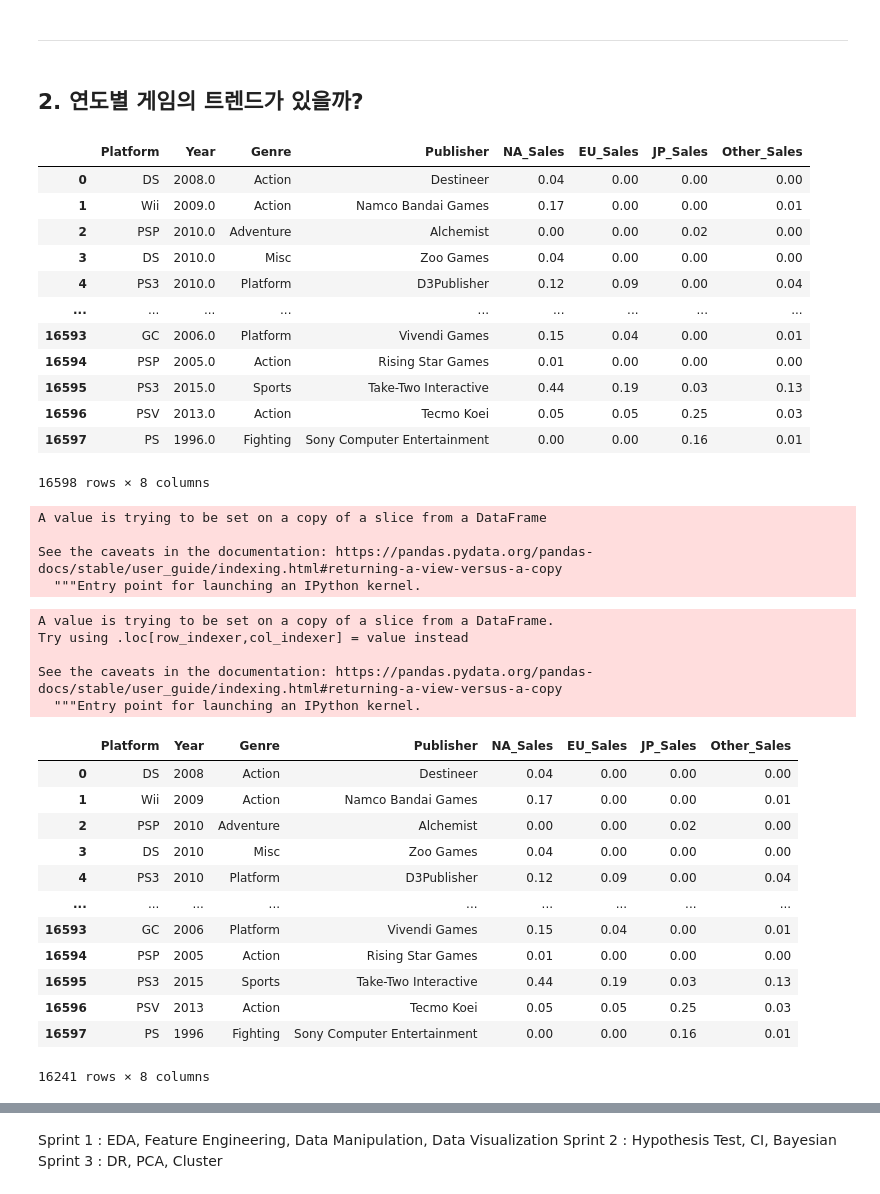
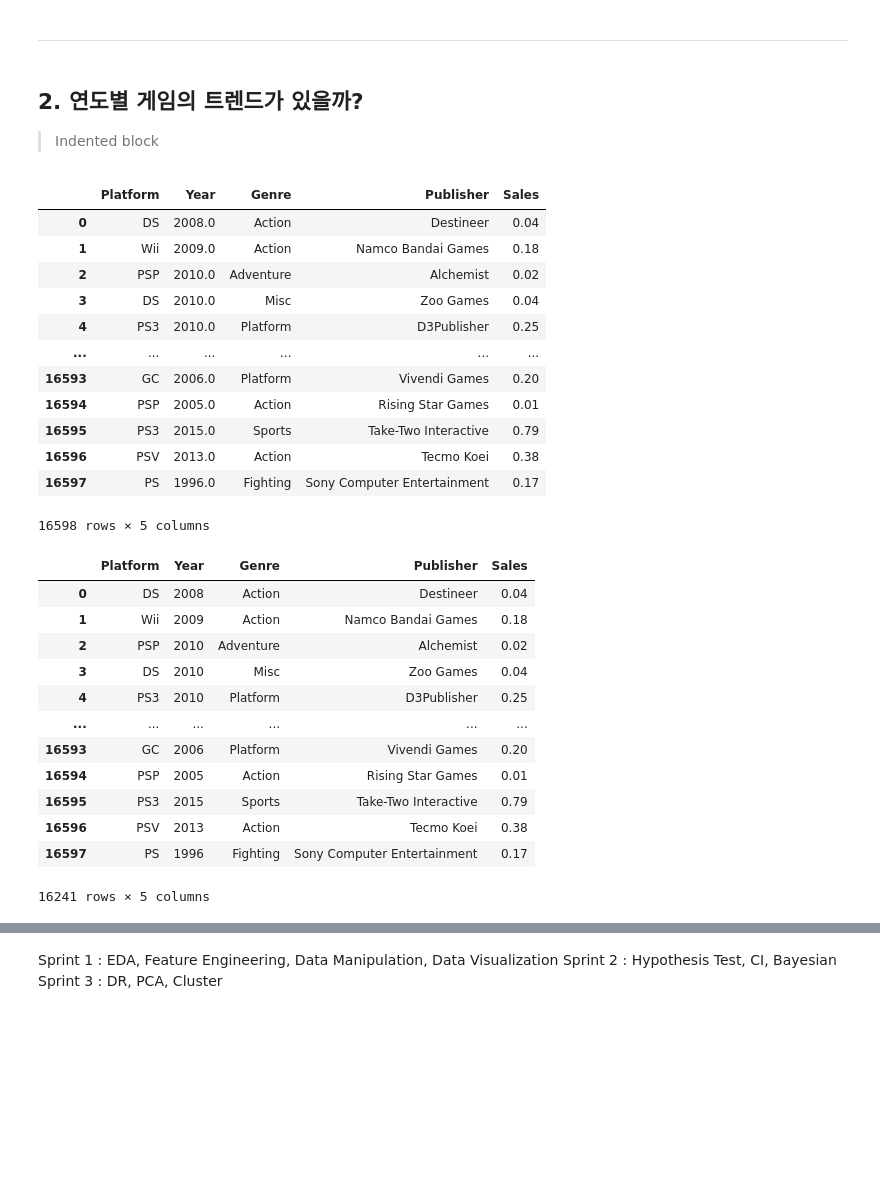
Before and after one commit to doguma/S1P_CodeStates, a Jupyter notebook: S1P.ipynb, the cells around one changed output, grey strips where cells are left out. Drawn from its saved outputs; the diff is of its cells as text; code cells hidden in the pictures; blank space fills up the shorter version.

Commit message:
popular games - wip

```diff
--- a/S1P.ipynb
+++ b/S1P.ipynb
@@ -230,30 +230,29 @@ plt.show()
 ---
 # %% [markdown]
 ## 2. **연도별 게임의 트렌드가 있을까?**
+
+> Indented block
 # %%
 df_chrono = df[['Platform', 'Year', 'Genre', 'Publisher', 'NA_Sales', 'EU_Sales', 'JP_Sales', 'Other_Sales']]
+df_chrono['Sales'] = df_chrono['NA_Sales'] + df_chrono['EU_Sales'] + df_chrono['JP_Sales'] + df_chrono['Other_Sales']
+df_chrono.drop(['NA_Sales', 'EU_Sales', 'JP_Sales', 'Other_Sales'], axis=1, inplace=True)
 df_chrono
 # %% [output]
-|  | Platform | Year | Genre | Publisher | NA_Sales | EU_Sales | JP_Sales | Other_Sales |
-| 0 | DS | 2008.0 | Action | Destineer | 0.04 | 0.00 | 0.00 | 0.00 |
-| 1 | Wii | 2009.0 | Action | Namco Bandai Games | 0.17 | 0.00 | 0.00 | 0.01 |
-| 2 | PSP | 2010.0 | Adventure | Alchemist | 0.00 | 0.00 | 0.02 | 0.00 |
-| 3 | DS | 2010.0 | Misc | Zoo Games | 0.04 | 0.00 | 0.00 | 0.00 |
-| 4 | PS3 | 2010.0 | Platform | D3Publisher | 0.12 | 0.09 | 0.00 | 0.04 |
-| ... | ... | ... | ... | ... | ... | ... | ... | ... |
-| 16593 | GC | 2006.0 | Platform | Vivendi Games | 0.15 | 0.04 | 0.00 | 0.01 |
-| 16594 | PSP | 2005.0 | Action | Rising Star Games | 0.01 | 0.00 | 0.00 | 0.00 |
-| 16595 | PS3 | 2015.0 | Sports | Take-Two Interactive | 0.44 | 0.19 | 0.03 | 0.13 |
-| 16596 | PSV | 2013.0 | Action | Tecmo Koei | 0.05 | 0.05 | 0.25 | 0.03 |
-| 16597 | PS | 1996.0 | Fighting | Sony Computer Entertainment | 0.00 | 0.00 | 0.16 | 0.01 |
+|  | Platform | Year | Genre | Publisher | Sales |
+| 0 | DS | 2008.0 | Action | Destineer | 0.04 |
+| 1 | Wii | 2009.0 | Action | Namco Bandai Games | 0.18 |
+| 2 | PSP | 2010.0 | Adventure | Alchemist | 0.02 |
+| 3 | DS | 2010.0 | Misc | Zoo Games | 0.04 |
+| 4 | PS3 | 2010.0 | Platform | D3Publisher | 0.25 |
+| ... | ... | ... | ... | ... | ... |
+| 16593 | GC | 2006.0 | Platform | Vivendi Games | 0.20 |
+| 16594 | PSP | 2005.0 | Action | Rising Star Games | 0.01 |
+| 16595 | PS3 | 2015.0 | Sports | Take-Two Interactive | 0.79 |
+| 16596 | PSV | 2013.0 | Action | Tecmo Koei | 0.38 |
+| 16597 | PS | 1996.0 | Fighting | Sony Computer Entertainment | 0.17 |
-16598 rows × 8 columns
+16598 rows × 5 columns
 # %%
 df_chrono.dropna(inplace=True)
-# %% [output]
-A value is trying to be set on a copy of a slice from a DataFrame
-
-See the caveats in the documentation: https://pandas.pydata.org/pandas-docs/stable/user_guide/indexing.html#returning-a-view-versus-a-copy
-  """Entry point for launching an IPython kernel.
 # %%
 def toInt(flt):
   if flt:
@@ -265,24 +264,19 @@ def toInt(flt):
 df_chrono['Year'] = df_chrono['Year'].apply(toInt)
 df_chrono
 # %% [output]
+|  | Platform | Year | Genre | Publisher | Sales |
+| 0 | DS | 2008 | Action | Destineer | 0.04 |
+| 1 | Wii | 2009 | Action | Namco Bandai Games | 0.18 |
+| 2 | PSP | 2010 | Adventure | Alchemist | 0.02 |
+| 3 | DS | 2010 | Misc | Zoo Games | 0.04 |
+| 4 | PS3 | 2010 | Platform | D3Publisher | 0.25 |
+| ... | ... | ... | ... | ... | ... |
+| 16593 | GC | 2006 | Platform | Vivendi Games | 0.20 |
+| 16594 | PSP | 2005 | Action | Rising Star Games | 0.01 |
+| 16595 | PS3 | 2015 | Sports | Take-Two Interactive | 0.79 |
+| 16596 | PSV | 2013 | Action | Tecmo Koei | 0.38 |
+| 16597 | PS | 1996 | Fighting | Sony Computer Entertainment | 0.17 |
-A value is trying to be set on a copy of a slice from a DataFrame.
-Try using .loc[row_indexer,col_indexer] = value instead
-
-See the caveats in the documentation: https://pandas.pydata.org/pandas-docs/stable/user_guide/indexing.html#returning-a-view-versus-a-copy
-  """Entry point for launching an IPython kernel.
+16241 rows × 5 columns
-|  | Platform | Year | Genre | Publisher | NA_Sales | EU_Sales | JP_Sales | Other_Sales |
-| 0 | DS | 2008 | Action | Destineer | 0.04 | 0.00 | 0.00 | 0.00 |
-| 1 | Wii | 2009 | Action | Namco Bandai Games | 0.17 | 0.00 | 0.00 | 0.01 |
-| 2 | PSP | 2010 | Adventure | Alchemist | 0.00 | 0.00 | 0.02 | 0.00 |
-| 3 | DS | 2010 | Misc | Zoo Games | 0.04 | 0.00 | 0.00 | 0.00 |
-| 4 | PS3 | 2010 | Platform | D3Publisher | 0.12 | 0.09 | 0.00 | 0.04 |
-| ... | ... | ... | ... | ... | ... | ... | ... | ... |
-| 16593 | GC | 2006 | Platform | Vivendi Games | 0.15 | 0.04 | 0.00 | 0.01 |
-| 16594 | PSP | 2005 | Action | Rising Star Games | 0.01 | 0.00 | 0.00 | 0.00 |
-| 16595 | PS3 | 2015 | Sports | Take-Two Interactive | 0.44 | 0.19 | 0.03 | 0.13 |
-| 16596 | PSV | 2013 | Action | Tecmo Koei | 0.05 | 0.05 | 0.25 | 0.03 |
-| 16597 | PS | 1996 | Fighting | Sony Computer Entertainment | 0.00 | 0.00 | 0.16 | 0.01 |
-16241 rows × 8 columns
 # %%
 # one-hot encoding the 'Genre' using get_dummies
 y = pd.get_dummies(df_chrono.Genre)
```
Also changed, not shown: parts of 20 cells of this notebook.
